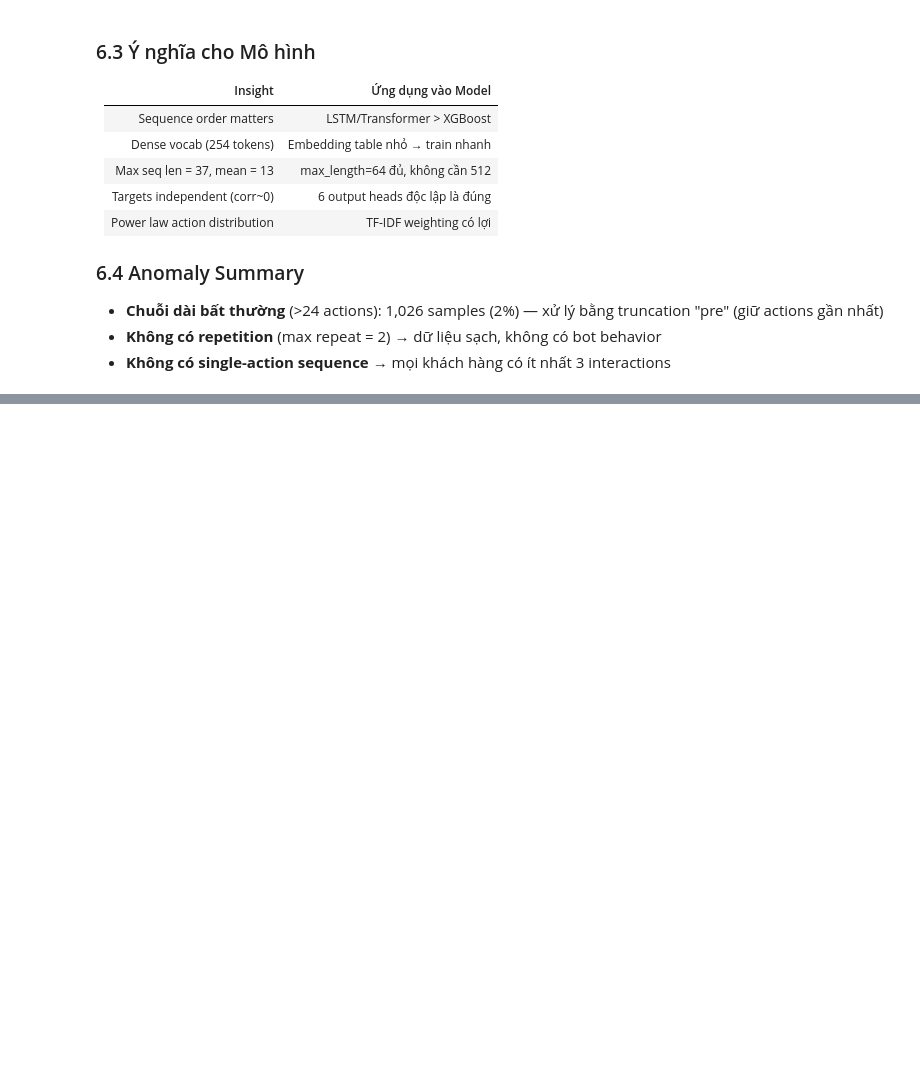
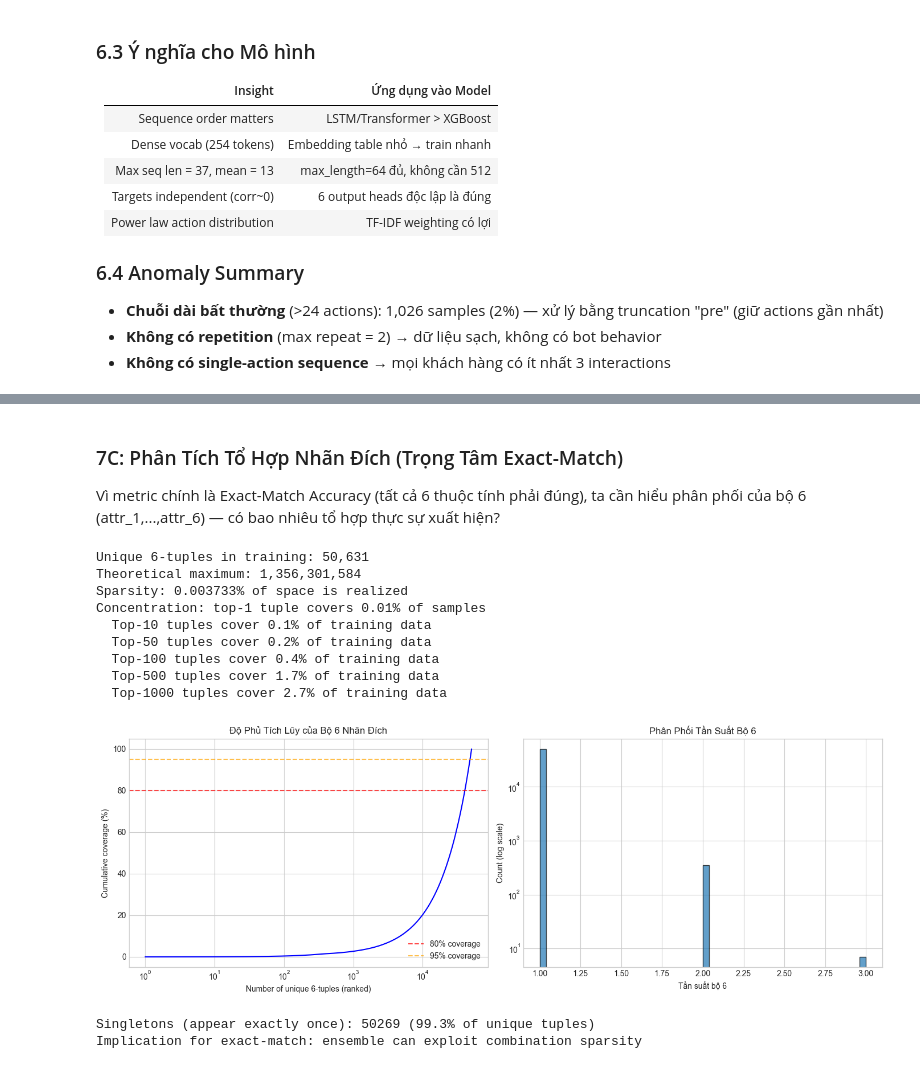
Before and after one commit to dathihi1/User-Behavior-Prediction, a Jupyter notebook: notebooks/01_eda.ipynb, the cells around one changed output, grey strips where cells are left out. Drawn from its saved outputs; the diff is of its cells as text; code cells hidden in the pictures; blank space fills up the shorter version.

```diff
--- a/notebooks/01_eda.ipynb
+++ b/notebooks/01_eda.ipynb
@@ -603,0 +759,60 @@ EDA Summary:
+# %% [markdown]
+### 7C: Phân Tích Tổ Hợp Nhãn Đích (Trọng Tâm Exact-Match)
+
+Vì metric chính là Exact-Match Accuracy (tất cả 6 thuộc tính phải đúng),
+ta cần hiểu phân phối của bộ 6 (attr_1,...,attr_6) — có bao nhiêu tổ hợp thực sự xuất hiện?
+# %%
+# Đếm số bộ 6 duy nhất
+tuples = Y_train[target_cols].apply(tuple, axis=1)
+tuple_counts = tuples.value_counts()
+
+n_unique = len(tuple_counts)
+n_possible = np.prod([Y_train[c].nunique() for c in target_cols])
+
+print(f"Unique 6-tuples in training: {n_unique:,}")
+print(f"Theoretical maximum: {n_possible:,}")
+print(f"Sparsity: {n_unique / n_possible * 100:.6f}% of space is realized")
+print(f"Concentration: top-1 tuple covers {tuple_counts.iloc[0] / len(Y_train) * 100:.2f}% of samples")
+
+# Độ phủ Top-K
+cumsum = tuple_counts.cumsum() / len(Y_train) * 100
+for k in [10, 50, 100, 500, 1000]:
+    if k <= len(cumsum):
+        print(f"  Top-{k} tuples cover {cumsum.iloc[k-1]:.1f}% of training data")
+
+fig, axes = plt.subplots(1, 2, figsize=(14, 5))
+
+axes[0].plot(range(1, len(cumsum) + 1), cumsum.values, 'b-', linewidth=1.5)
+axes[0].axhline(y=80, color='r', linestyle='--', alpha=0.7, label='80% coverage')
+axes[0].axhline(y=95, color='orange', linestyle='--', alpha=0.7, label='95% coverage')
+axes[0].set_xlabel('Number of unique 6-tuples (ranked)')
+axes[0].set_ylabel('Cumulative coverage (%)')
+axes[0].set_title('Độ Phủ Tích Lũy của Bộ 6 Nhãn Đích')
+axes[0].legend()
+axes[0].set_xscale('log')
+
+axes[1].hist(tuple_counts.values, bins=50, edgecolor='black', alpha=0.7, log=True)
+axes[1].set_xlabel('Tần suất bộ 6')
+axes[1].set_ylabel('Count (log scale)')
+axes[1].set_title('Phân Phối Tần Suất Bộ 6')
+
+plt.tight_layout()
+plt.savefig('../outputs/figures/target_combination_analysis.png', dpi=150, bbox_inches='tight')
+plt.show()
+
+singletons = (tuple_counts == 1).sum()
+print(f"\nSingletons (appear exactly once): {singletons} ({singletons/n_unique*100:.1f}% of unique tuples)")
+print(f"Implication for exact-match: ensemble can exploit combination sparsity")
+# %% [output]
+Unique 6-tuples in training: 50,631
+Theoretical maximum: 1,356,301,584
+Sparsity: 0.003733% of space is realized
+Concentration: top-1 tuple covers 0.01% of samples
+  Top-10 tuples cover 0.1% of training data
+  Top-50 tuples cover 0.2% of training data
+  Top-100 tuples cover 0.4% of training data
+  Top-500 tuples cover 1.7% of training data
+  Top-1000 tuples cover 2.7% of training data
+[figure, added]
+Singletons (appear exactly once): 50269 (99.3% of unique tuples)
+Implication for exact-match: ensemble can exploit combination sparsity
```
Also changed, not shown: parts of 92 cells of this notebook, 28 other files.
